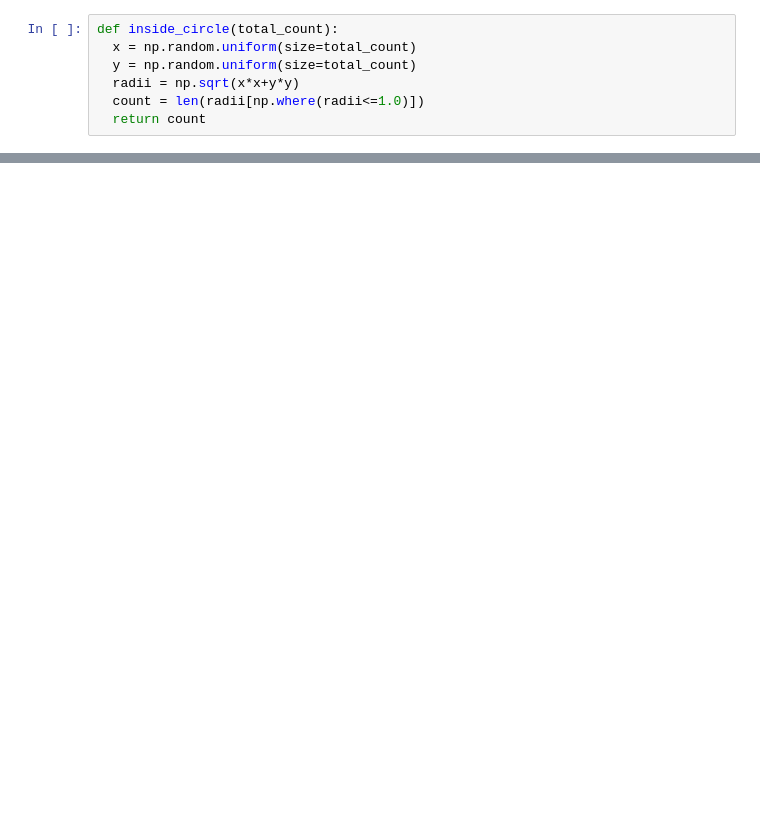
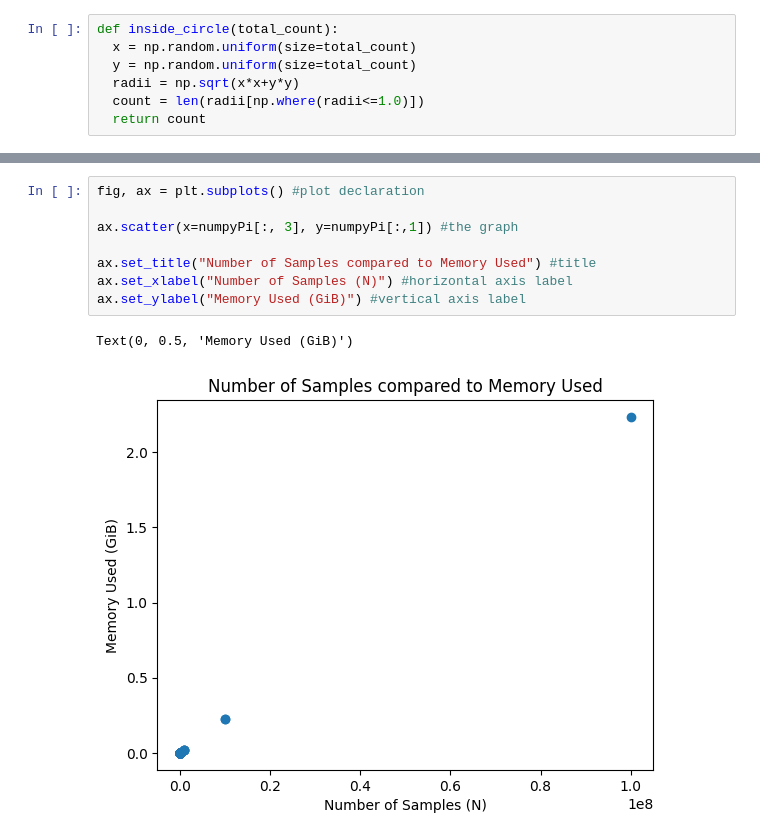
Before and after one commit to brownethan/numpyMini, a Jupyter notebook: numpyDemo.ipynb, the cells around one changed output, grey strips where cells are left out. Cells and saved outputs as stored; diff of their text form; blank space fills up the shorter version.

```diff
--- a/numpyDemo.ipynb
+++ b/numpyDemo.ipynb
@@ -91,0 +104,11 @@ print(piData)
+# %%
+fig, ax = plt.subplots() #plot declaration
+
+ax.scatter(x=numpyPi[:, 3], y=numpyPi[:,1]) #the graph
+
+ax.set_title("Number of Samples compared to Memory Used") #title
+ax.set_xlabel("Number of Samples (N)") #horizontal axis label
+ax.set_ylabel("Memory Used (GiB)") #vertical axis label
+# %% [output]
+Text(0, 0.5, 'Memory Used (GiB)')
+[figure, added]
```
Also changed, not shown: parts of 6 cells of this notebook.
